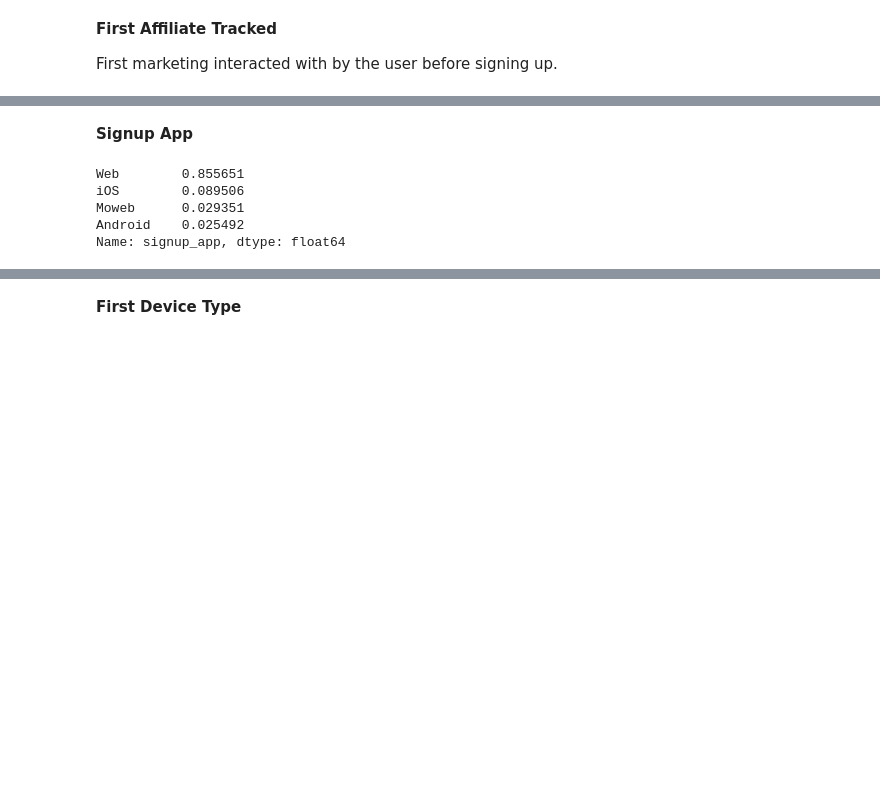
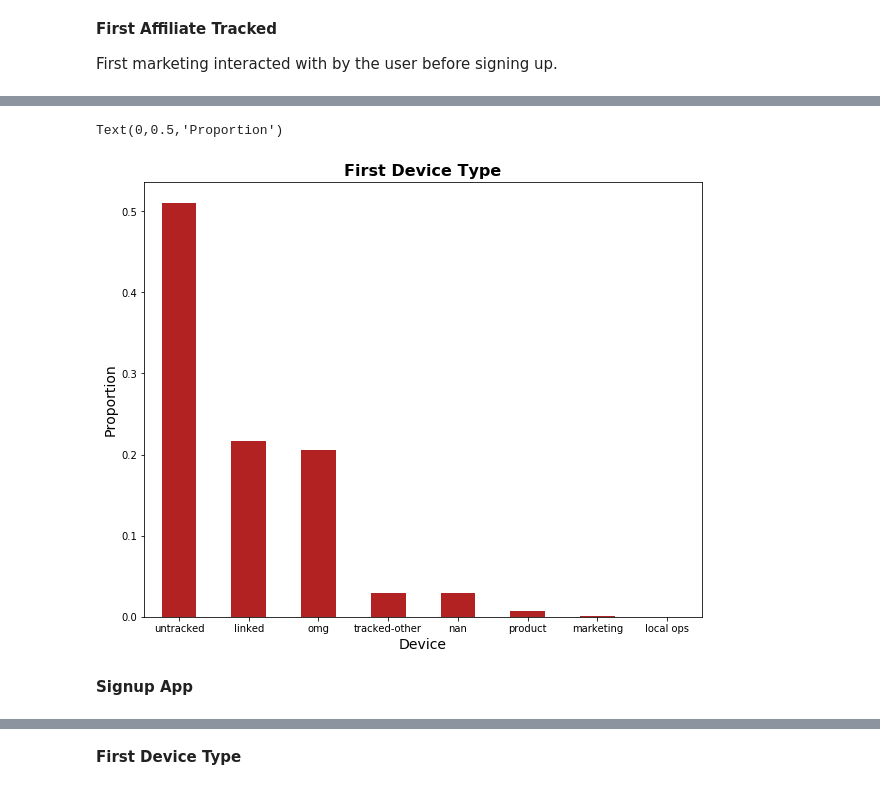
Before and after one commit to broad32/Project, a Jupyter notebook: Project.ipynb, the cells around one changed output, grey strips where cells are left out. Cells and saved outputs as stored; diff of their text form; code cells hidden in the pictures; blank space fills up the shorter version.

```diff
--- a/Project.ipynb
+++ b/Project.ipynb
@@ -454,3 +430,12 @@ Name: first_affiliate_tracked, dtype: float64
+# %%
+xtrain.first_affiliate_tracked.value_counts(normalize=True, dropna=False).plot(kind='bar',color='#B22222')# note 'api' isn't in test data
+plt.title('First Device Type', fontsize=16,fontweight='bold')
+plt.xlabel('Device', fontsize=14)
+plt.xticks(rotation=0)
+plt.ylabel('Proportion', fontsize=14)
+# %% [output]
+Text(0,0.5,'Proportion')
+[figure, added]
 # %%
 # Fills null values with variable mode, which is 'untracked'
 xtrain.first_affiliate_tracked.fillna(value='{}'.format(xtrain.first_affiliate_tracked.mode()[0]),inplace=True)
@@ -460,11 +445,3 @@ users.first_affiliate_tracked.fillna(value='{}'.format(xtrain.first_affiliate_tr
 dummies.append('first_affiliate_tracked')
 # %% [markdown]
 **Signup App**
-# %%
-xtrain.signup_app.value_counts(normalize=True, dropna=False)
-# %% [output]
-Web        0.855651
-iOS        0.089506
-Moweb      0.029351
-Android    0.025492
-Name: signup_app, dtype: float64
```
Also changed, not shown: parts of 110 cells of this notebook.
